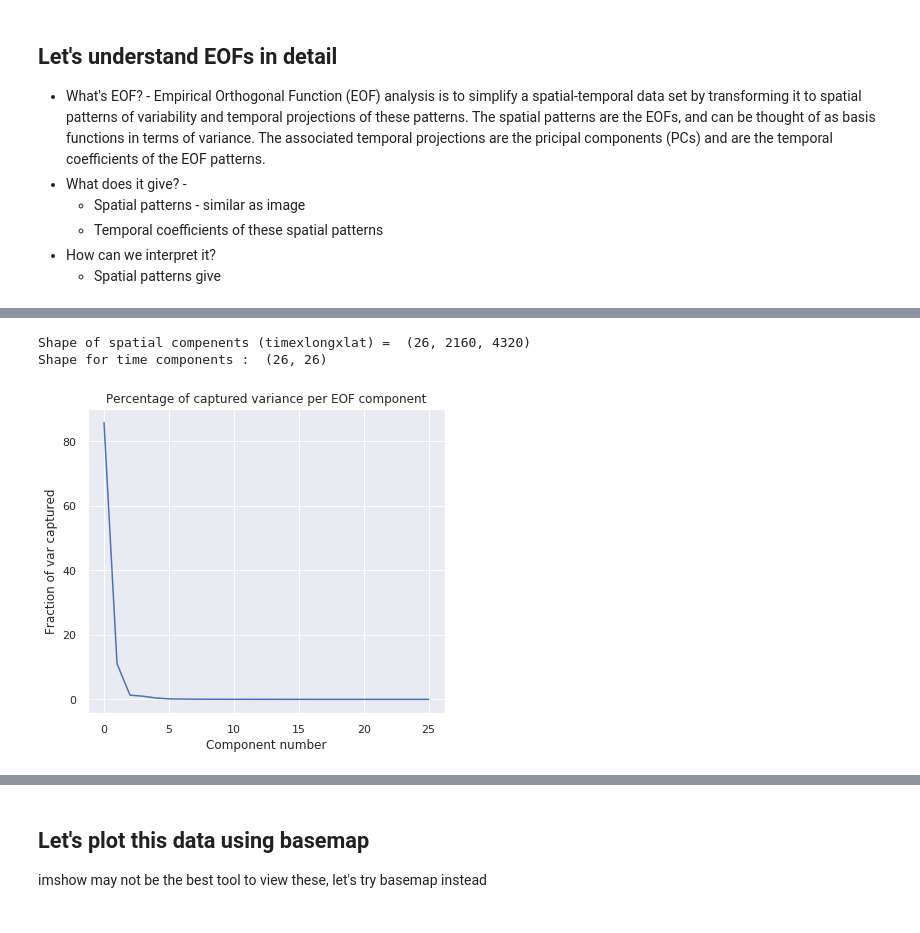
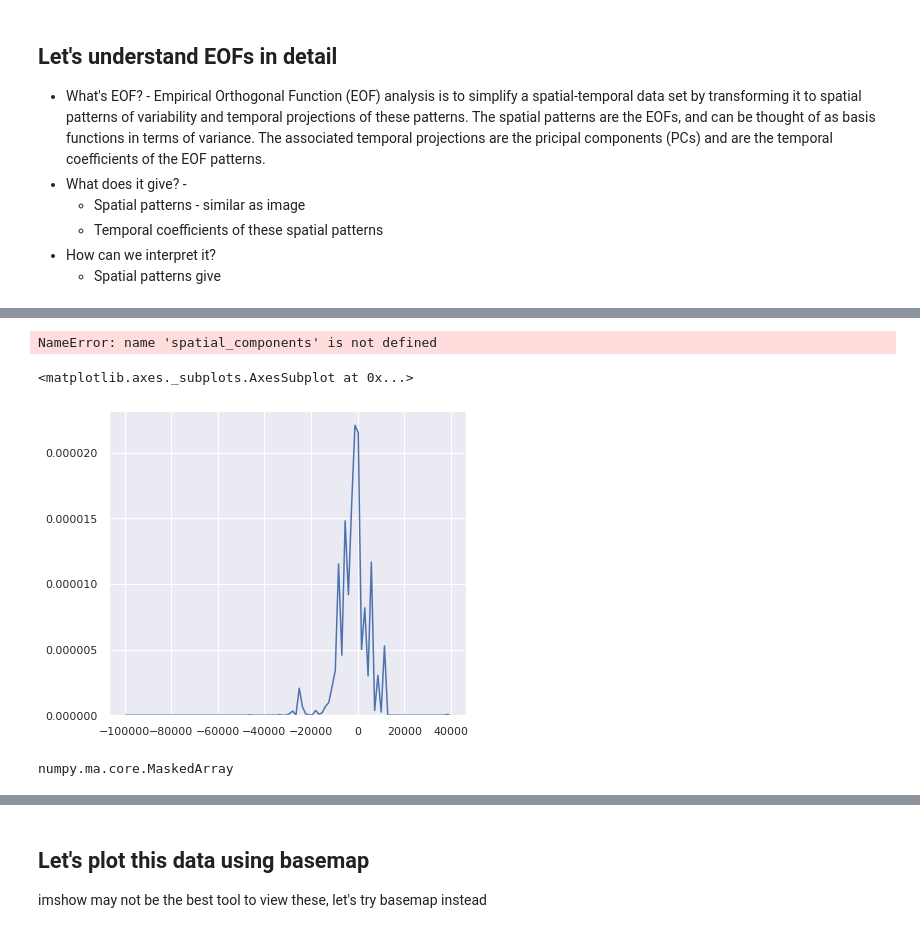
Before and after one commit to ArmaanBhullar/grid_gdp_analysis, a Jupyter notebook: gdp_analysis.ipynb, the cells around one changed output, grey strips where cells are left out. Saved outputs shown, nothing was run; the diff lists cells and outputs as text; code cells hidden in the pictures.

```diff
--- a/gdp_analysis.ipynb
+++ b/gdp_analysis.ipynb
@@ -87,5 +128,4 @@ np.sum(var_frac*100)
 # %%
-spatial_components = solver.eofs()
 pc_time = solver.pcs()
 dims = (len(lats), len(lons))
 var_frac = solver.varianceFraction()
@@ -98,6 +138,13 @@ ax.set_xlabel("Component number")
 ax.set_ylabel("Fraction of var captured")
 plt.savefig('./plots/EOF/variance_capture_plot.png', format='png', dpi=1000)
 # %% [output]
-Shape of spatial compenents (timexlongxlat) =  (26, 2160, 4320)
-Shape for time components :  (26, 26)
+NameError: name 'spatial_components' is not defined
-[figure, removed]
+# %%
+sns.kdeplot(gdp_mean_cetntered_masked_array[0].flatten())
+# %% [output]
+<matplotlib.axes._subplots.AxesSubplot at 0x...>
+[figure, added]
+# %%
+type(gdp_masked[0])
+# %% [output]
+numpy.ma.core.MaskedArray
```
Also changed, not shown: parts of 24 cells of this notebook, 5 other files.
